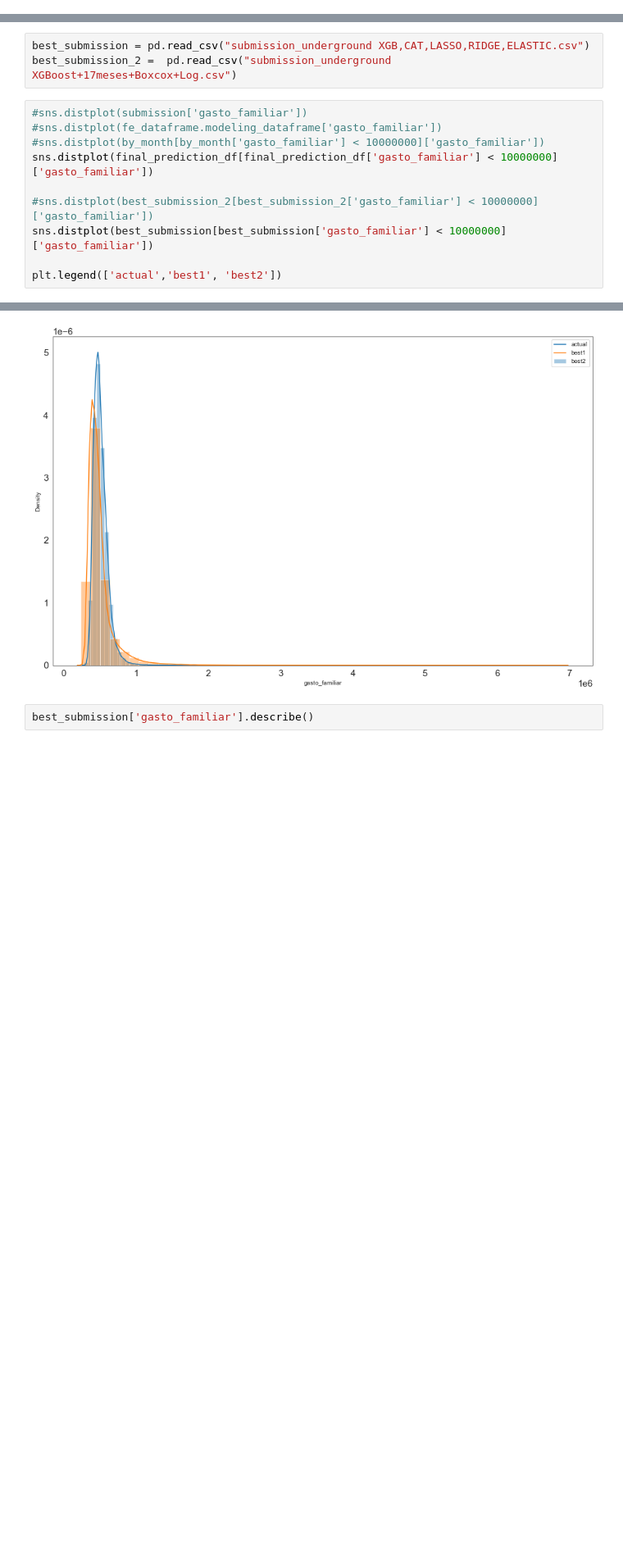
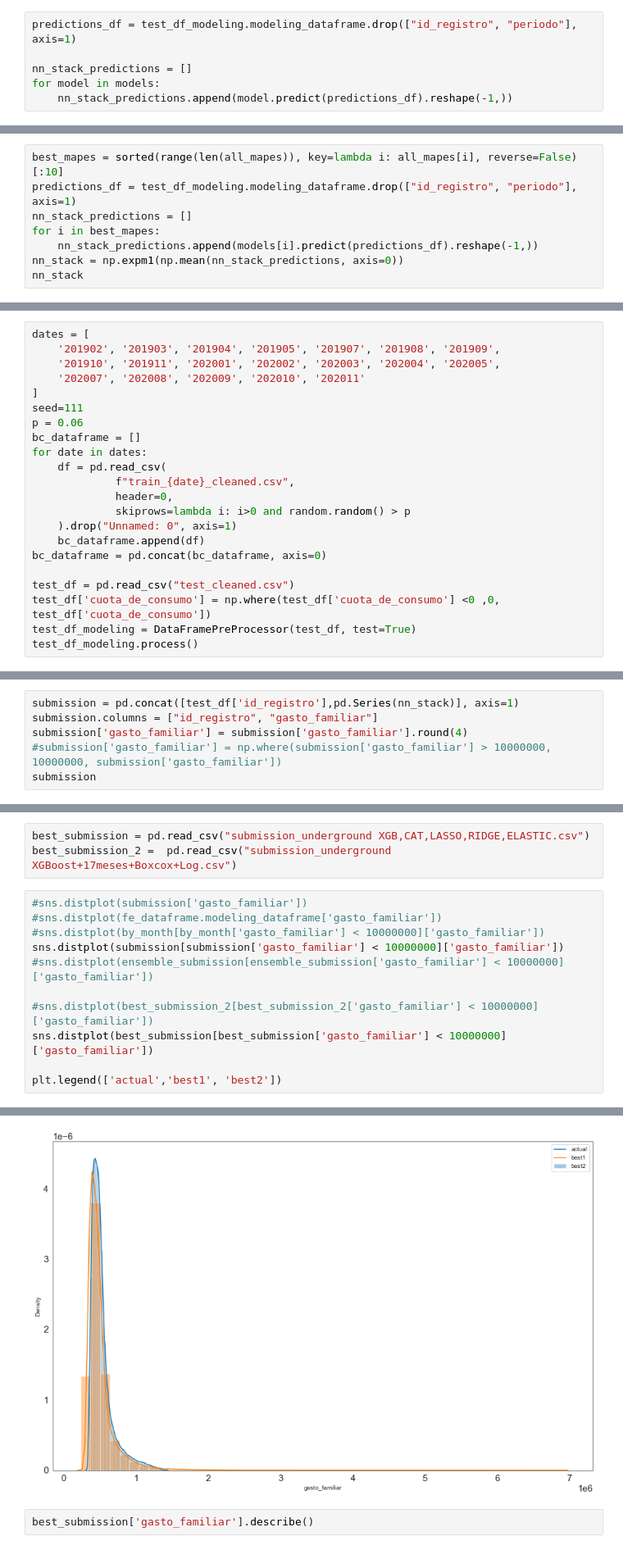
Before and after one commit to abdala9512/bc-dataton, a Jupyter notebook: notebooks/data_exploration_miguel.ipynb, the cells around one changed output, grey strips where cells are left out. Shown at 82% size. Cells and saved outputs as stored; diff of their text form; blank space fills up the shorter version.

```diff
--- a/notebooks/data_exploration_miguel.ipynb
+++ b/notebooks/data_exploration_miguel.ipynb
@@ -858,0 +1192,6 @@ Hora de finalizacion: 2021-01-24 11:18:42.441636
+# %%
+predictions_df = test_df_modeling.modeling_dataframe.drop(["id_registro", "periodo"], axis=1)
+
+nn_stack_predictions = []
+for model in models:
+    nn_stack_predictions.append(model.predict(predictions_df).reshape(-1,))
@@ -858,0 +1220,8 @@ Hora de finalizacion: 2021-01-24 11:18:42.441636
+# %%
+best_mapes = sorted(range(len(all_mapes)), key=lambda i: all_mapes[i], reverse=False)[:10]
+predictions_df = test_df_modeling.modeling_dataframe.drop(["id_registro", "periodo"], axis=1)
+nn_stack_predictions = []
+for i in best_mapes:
+    nn_stack_predictions.append(models[i].predict(predictions_df).reshape(-1,))
+nn_stack = np.expm1(np.mean(nn_stack_predictions, axis=0))
+nn_stack
@@ -1216,2 +1442,24 @@ cupo_total_tc_log                  0.0057      0.002      2.929      0.003
 # %% [markdown]
 # DL model
+# %%
+dates = [
+    '201902', '201903', '201904', '201905', '201907', '201908', '201909',
+    '201910', '201911', '202001', '202002', '202003', '202004', '202005',
+    '202007', '202008', '202009', '202010', '202011'
+]
+seed=111
+p = 0.06
+bc_dataframe = []
+for date in dates:
+    df = pd.read_csv(
+             f"train_{date}_cleaned.csv",
+             header=0,
+             skiprows=lambda i: i>0 and random.random() > p
+    ).drop("Unnamed: 0", axis=1)
+    bc_dataframe.append(df)
+bc_dataframe = pd.concat(bc_dataframe, axis=0)
+
+test_df = pd.read_csv("test_cleaned.csv")
+test_df['cuota_de_consumo'] = np.where(test_df['cuota_de_consumo'] <0 ,0, test_df['cuota_de_consumo'])
+test_df_modeling = DataFramePreProcessor(test_df, test=True)
+test_df_modeling.process()
@@ -1252,0 +1658,6 @@ mean_absolute_percentage_error(nn_predictions, y_test)
+# %%
+submission = pd.concat([test_df['id_registro'],pd.Series(nn_stack)], axis=1)
+submission.columns = ["id_registro", "gasto_familiar"]
+submission['gasto_familiar'] = submission['gasto_familiar'].round(4)
+#submission['gasto_familiar'] = np.where(submission['gasto_familiar'] > 10000000, 10000000, submission['gasto_familiar'])
+submission
@@ -1280,16 +1719,17 @@ best_submission_2 =  pd.read_csv("submission_underground XGBoost+17meses+Boxcox+
 # %%
 #sns.distplot(submission['gasto_familiar'])
 #sns.distplot(fe_dataframe.modeling_dataframe['gasto_familiar'])
 #sns.distplot(by_month[by_month['gasto_familiar'] < 10000000]['gasto_familiar'])
-sns.distplot(final_prediction_df[final_prediction_df['gasto_familiar'] < 10000000]['gasto_familiar'])
+sns.distplot(submission[submission['gasto_familiar'] < 10000000]['gasto_familiar'])
+#sns.distplot(ensemble_submission[ensemble_submission['gasto_familiar'] < 10000000]['gasto_familiar'])
 
 #sns.distplot(best_submission_2[best_submission_2['gasto_familiar'] < 10000000]['gasto_familiar'])
 sns.distplot(best_submission[best_submission['gasto_familiar'] < 10000000]['gasto_familiar'])
 
 plt.legend(['actual','best1', 'best2'])
 # %% [output]
 <matplotlib.legend.Legend at 0x...>
-[figure, old version]
+[figure, new version]
 # %%
 best_submission['gasto_familiar'].describe()
 # %% [output]
```
Also changed, not shown: parts of 76 cells of this notebook, 1 other file.
